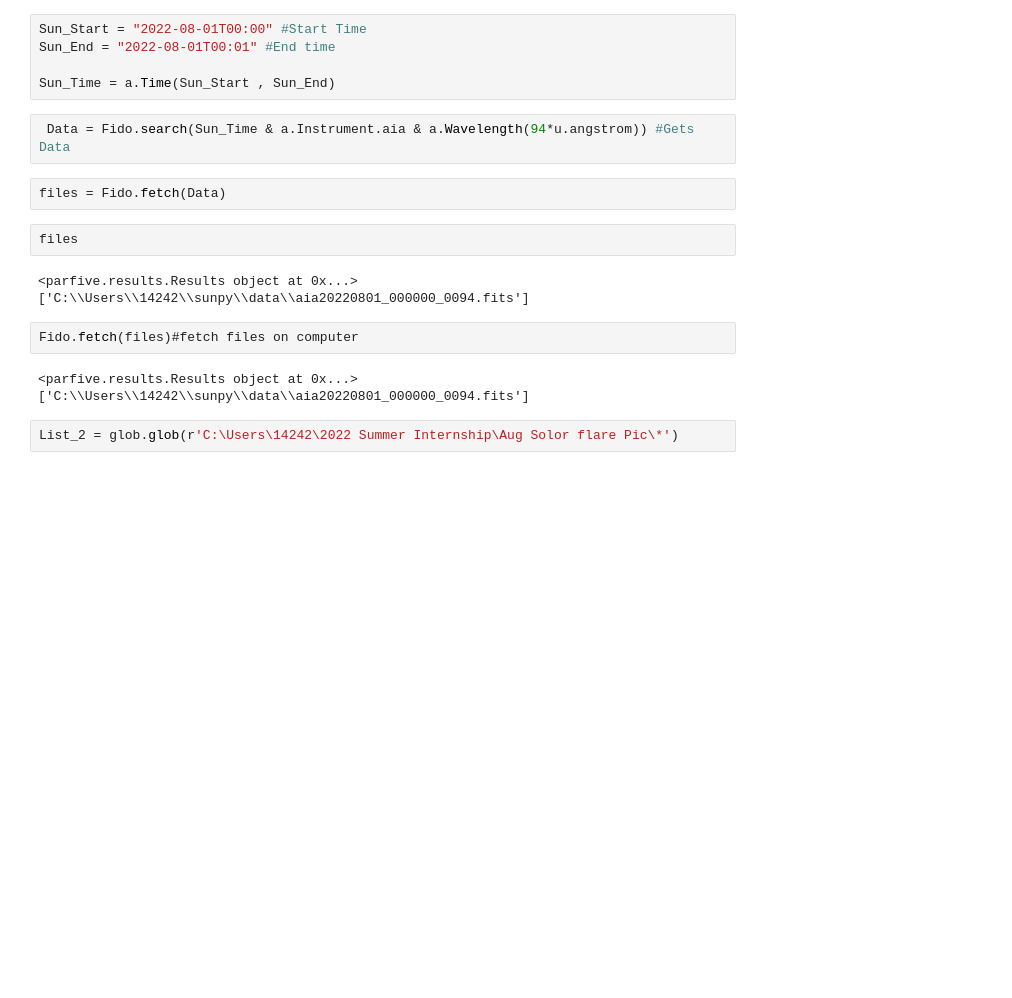
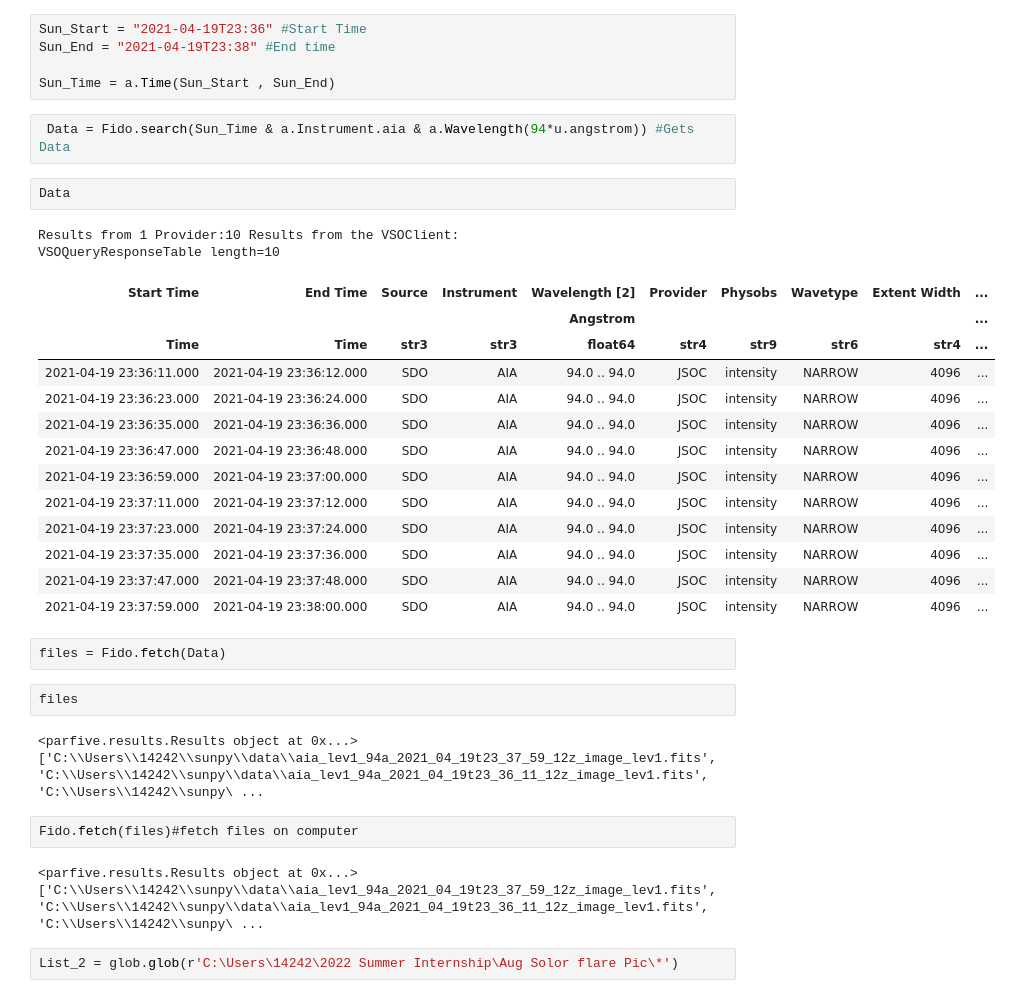
Before and after one commit to GabrielooL/AIA_Brightness, a Jupyter notebook: #6 (Testing code for accuracy.ipynb, the cells around one changed output. Cells and saved outputs as stored; diff of their text form; blank space fills up the shorter version.

```diff
--- a/#6 (Testing code for accuracy.ipynb
+++ b/#6 (Testing code for accuracy.ipynb
@@ -35,24 +35,42 @@ import pims
 import trackpy as tp
 from numpy import sqrt
 # %%
-Sun_Start = "2022-08-01T00:00" #Start Time
-Sun_End = "2022-08-01T00:01" #End time
+Sun_Start = "2021-04-19T23:36" #Start Time
+Sun_End = "2021-04-19T23:38" #End time
 
 Sun_Time = a.Time(Sun_Start , Sun_End)
 # %%
  Data = Fido.search(Sun_Time & a.Instrument.aia & a.Wavelength(94*u.angstrom)) #Gets Data
+# %%
+Data
+# %% [output]
+Results from 1 Provider:10 Results from the VSOClient:
+VSOQueryResponseTable length=10
+| Start Time | End Time | Source | Instrument | Wavelength [2] | Provider | Physobs | Wavetype | Extent Width | ... |
+|  |  |  |  | Angstrom |  |  |  |  | ... |
+| Time | Time | str3 | str3 | float64 | str4 | str9 | str6 | str4 | ... |
+| 2021-04-19 23:36:11.000 | 2021-04-19 23:36:12.000 | SDO | AIA | 94.0 .. 94.0 | JSOC | intensity | NARROW | 4096 | ... |
+| 2021-04-19 23:36:23.000 | 2021-04-19 23:36:24.000 | SDO | AIA | 94.0 .. 94.0 | JSOC | intensity | NARROW | 4096 | ... |
+| 2021-04-19 23:36:35.000 | 2021-04-19 23:36:36.000 | SDO | AIA | 94.0 .. 94.0 | JSOC | intensity | NARROW | 4096 | ... |
+| 2021-04-19 23:36:47.000 | 2021-04-19 23:36:48.000 | SDO | AIA | 94.0 .. 94.0 | JSOC | intensity | NARROW | 4096 | ... |
+| 2021-04-19 23:36:59.000 | 2021-04-19 23:37:00.000 | SDO | AIA | 94.0 .. 94.0 | JSOC | intensity | NARROW | 4096 | ... |
+| 2021-04-19 23:37:11.000 | 2021-04-19 23:37:12.000 | SDO | AIA | 94.0 .. 94.0 | JSOC | intensity | NARROW | 4096 | ... |
+| 2021-04-19 23:37:23.000 | 2021-04-19 23:37:24.000 | SDO | AIA | 94.0 .. 94.0 | JSOC | intensity | NARROW | 4096 | ... |
+| 2021-04-19 23:37:35.000 | 2021-04-19 23:37:36.000 | SDO | AIA | 94.0 .. 94.0 | JSOC | intensity | NARROW | 4096 | ... |
+| 2021-04-19 23:37:47.000 | 2021-04-19 23:37:48.000 | SDO | AIA | 94.0 .. 94.0 | JSOC | intensity | NARROW | 4096 | ... |
+| 2021-04-19 23:37:59.000 | 2021-04-19 23:38:00.000 | SDO | AIA | 94.0 .. 94.0 | JSOC | intensity | NARROW | 4096 | ... |
 # %%
 files = Fido.fetch(Data)
 # %%
 files
 # %% [output]
 <parfive.results.Results object at 0x...>
-['C:\\Users\\14242\\sunpy\\data\\aia20220801_000000_0094.fits']
+['C:\\Users\\14242\\sunpy\\data\\aia_lev1_94a_2021_04_19t23_37_59_12z_image_lev1.fits', 'C:\\Users\\14242\\sunpy\\data\\aia_lev1_94a_2021_04_19t23_36_11_12z_image_lev1.fits', 'C:\\Users\\14242\\sunpy\ ...
 # %%
 Fido.fetch(files)#fetch files on computer
 # %% [output]
 <parfive.results.Results object at 0x...>
-['C:\\Users\\14242\\sunpy\\data\\aia20220801_000000_0094.fits']
+['C:\\Users\\14242\\sunpy\\data\\aia_lev1_94a_2021_04_19t23_37_59_12z_image_lev1.fits', 'C:\\Users\\14242\\sunpy\\data\\aia_lev1_94a_2021_04_19t23_36_11_12z_image_lev1.fits', 'C:\\Users\\14242\\sunpy\ ...
 # %%
 List_2 = glob.glob(r'C:\Users\14242\2022 Summer Internship\Aug Solor flare Pic\*')
 # %%
```
Also changed, not shown: parts of 9 cells of this notebook, 12 other files.
